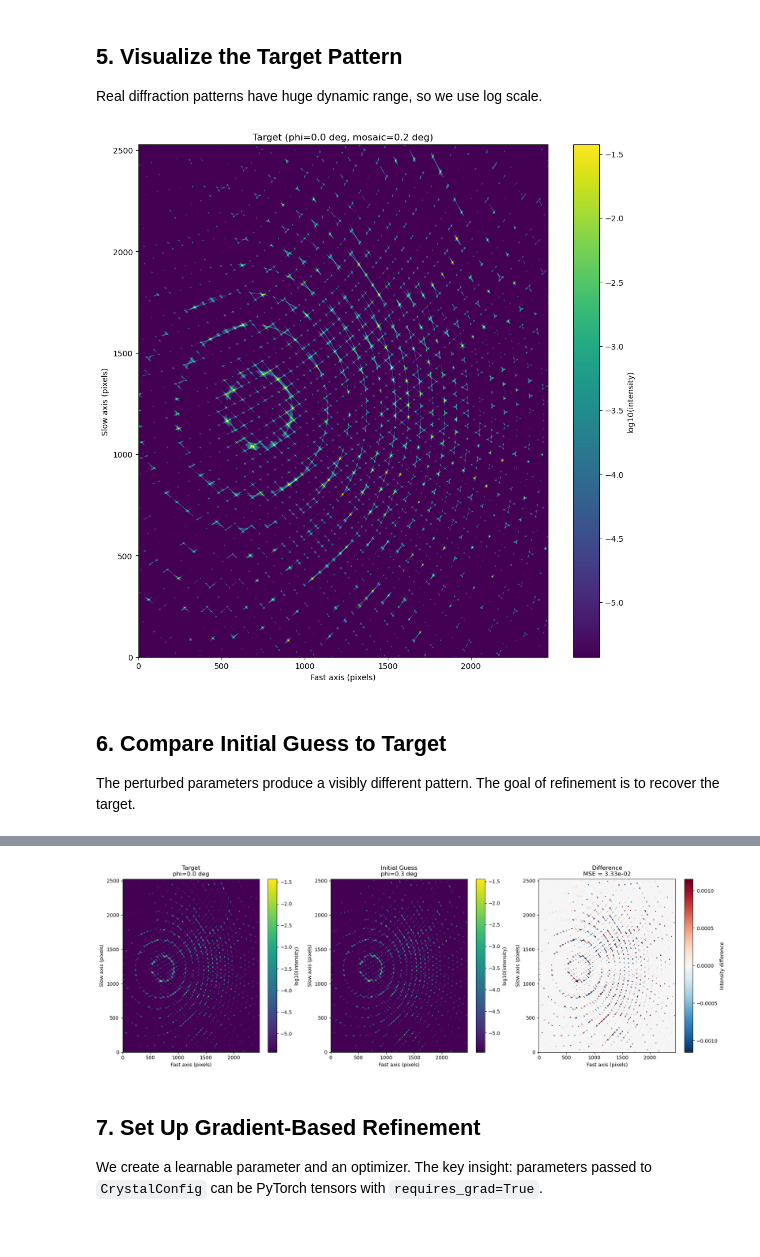
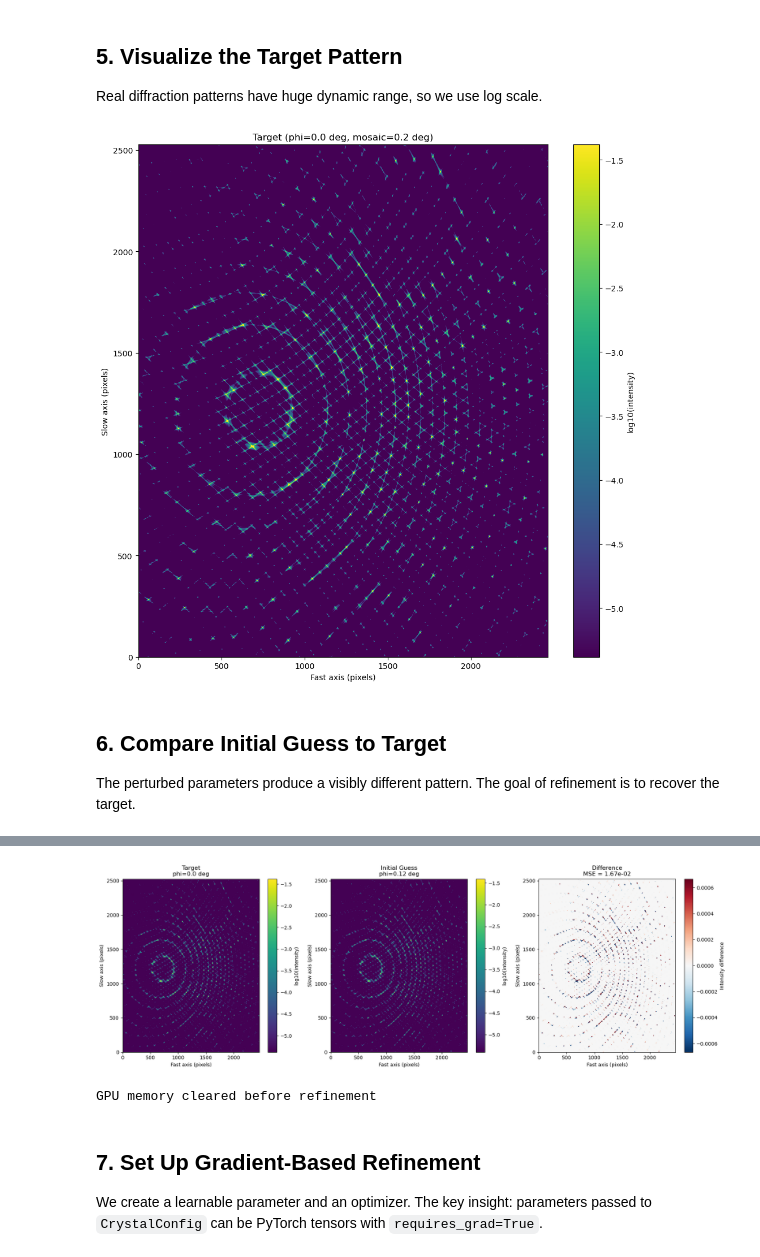
Before and after one commit to hoidn/nanoBragg, a Jupyter notebook: notebooks/real_world_refinement_tutorial.ipynb, the cells around one changed output, grey strips where cells are left out. Drawn from its saved outputs; the diff is of its cells as text; code cells hidden in the pictures.

```diff
--- a/notebooks/real_world_refinement_tutorial.ipynb
+++ b/notebooks/real_world_refinement_tutorial.ipynb
@@ -123,7 +123,7 @@ detector_config = DetectorConfig(
         215.205512 * 0.001,
         -230.200866 * 0.001,
     ),
-    oversample=1,
+    oversample=2,
 )
 
 # === BEAM CONFIGURATION ===
@@ -162,7 +162,7 @@ TRUE_MOSAIC = 0.2        # degrees (subtle broadening)
 # === INITIAL GUESS (PERTURBED) ===
 # NOTE: phi has a non-convex loss landscape - large perturbations (>0.5 deg)
 # can trap the optimizer in local minima. Use small perturbations for reliable convergence.
-INIT_PHI = 0.3           # 0.3 deg error in orientation (within convex basin)
+INIT_PHI = 0.12           # 0.3 deg error in orientation (within convex basin)
 # For this tutorial, we fix mosaic at the true value to demonstrate single-parameter refinement
 # (Joint refinement of coupled parameters requires more sophisticated optimization strategies)
 
@@ -226,7 +226,7 @@ def create_simulator(phi_deg, hkl_grid, hkl_meta):
         detector=detector,
         beam_config=beam_config,
         device=device,
-        dtype=dtype,
+        dtype=dtype
     )
     return simulator, crystal
 
@@ -241,5 +241,11 @@ print(f"Target shape: {target.shape}")
 print(f"Target sum: {target.sum().item():.2e}")
 print(f"Target max: {target.max().item():.2e}")
 print(f"Non-zero pixels: {(target > 0).sum().item():,} / {target.numel():,}")
+
+# Clean up target simulator to free GPU memory
+del sim_target
+if torch.cuda.is_available():
+    torch.cuda.empty_cache()
+print("GPU memory cleared after target generation")
 # %% [output]
 Generating target pattern (ground truth)...
@@ -281,7 +288,7 @@ plot_diffraction(target, f"Target (phi={TRUE_PHI} deg, mosaic={TRUE_MOSAIC} deg)
 plt.tight_layout()
 plt.show()
 # %% [output]
-[figure, old version]
+[figure, new version]
 # %% [markdown]
 ## 6. Compare Initial Guess to Target
 
@@ -318,5 +325,11 @@ plt.colorbar(im, ax=axes[2], label='Intensity difference')
 
 plt.tight_layout()
 plt.show()
+
+# Clean up to free GPU memory before refinement
+del sim_init, initial_pattern
+if torch.cuda.is_available():
+    torch.cuda.empty_cache()
+print("GPU memory cleared before refinement")
 # %% [output]
 Generating initial pattern (perturbed)...
@@ -325,4 +338,5 @@ Initial MSE loss: 3.3279e-02
-[figure, old version]
+[figure, new version]
+GPU memory cleared before refinement
 # %% [markdown]
 ## 7. Set Up Gradient-Based Refinement
 
```
Also changed, not shown: parts of 11 cells of this notebook, 4 other files.
